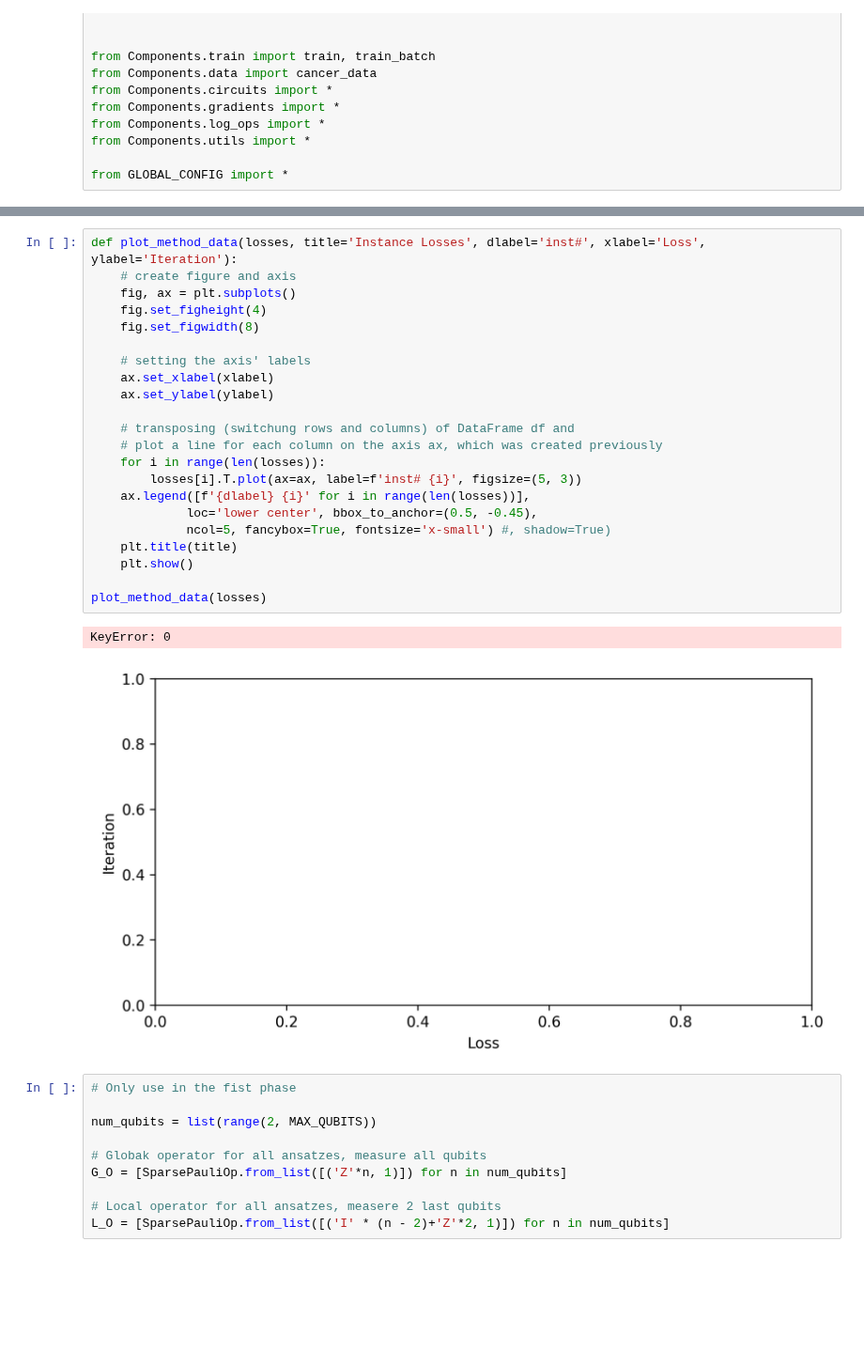
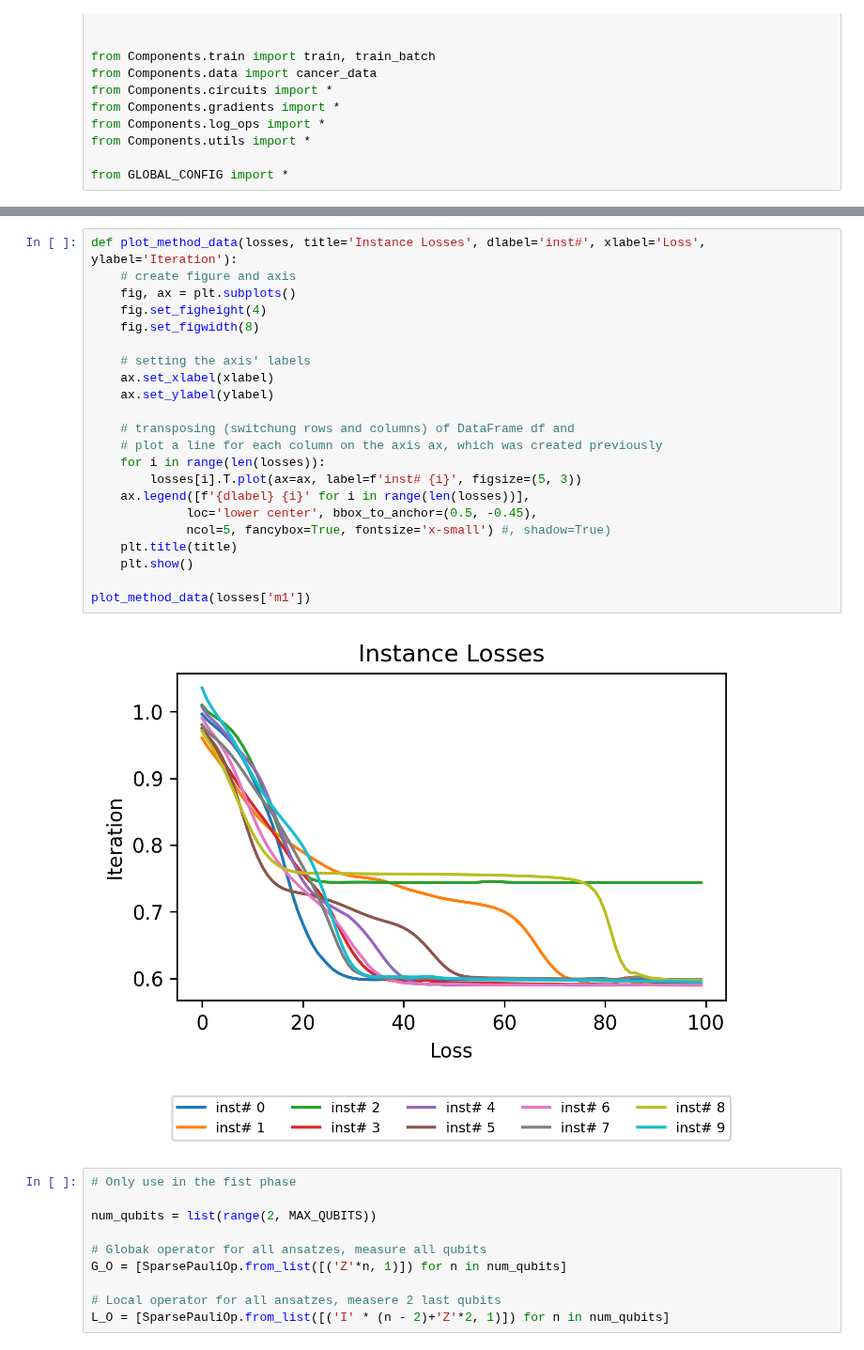
Before and after one commit to NNCT2904/VQA-Notes-v2, a Jupyter notebook: playground.ipynb, the cells around one changed output, grey strips where cells are left out. Shown at 94% size. Cells and saved outputs as stored; diff of their text form; blank space fills up the shorter version.

Commit message:
Some more plot methods

```diff
--- a/playground.ipynb
+++ b/playground.ipynb
@@ -48,28 +121,27 @@ List of a valid archive: ./Logs-Cancer-v4
 # %%
 def plot_method_data(losses, title='Instance Losses', dlabel='inst#', xlabel='Loss', ylabel='Iteration'):
     # create figure and axis
     fig, ax = plt.subplots()
     fig.set_figheight(4)
     fig.set_figwidth(8)
 
     # setting the axis' labels
     ax.set_xlabel(xlabel)
     ax.set_ylabel(ylabel)
 
     # transposing (switchung rows and columns) of DataFrame df and
     # plot a line for each column on the axis ax, which was created previously
     for i in range(len(losses)):
         losses[i].T.plot(ax=ax, label=f'inst# {i}', figsize=(5, 3))
     ax.legend([f'{dlabel} {i}' for i in range(len(losses))],
              loc='lower center', bbox_to_anchor=(0.5, -0.45),
              ncol=5, fancybox=True, fontsize='x-small') #, shadow=True)
     plt.title(title)
     plt.show()
 
-plot_method_data(losses)
+plot_method_data(losses['m1'])
 # %% [output]
-KeyError: 0
-[figure, old version]
+[figure, new version]
 # %%
 # Only use in the fist phase
 
```
Also changed, not shown: parts of 3 cells of this notebook, 2 other files.
